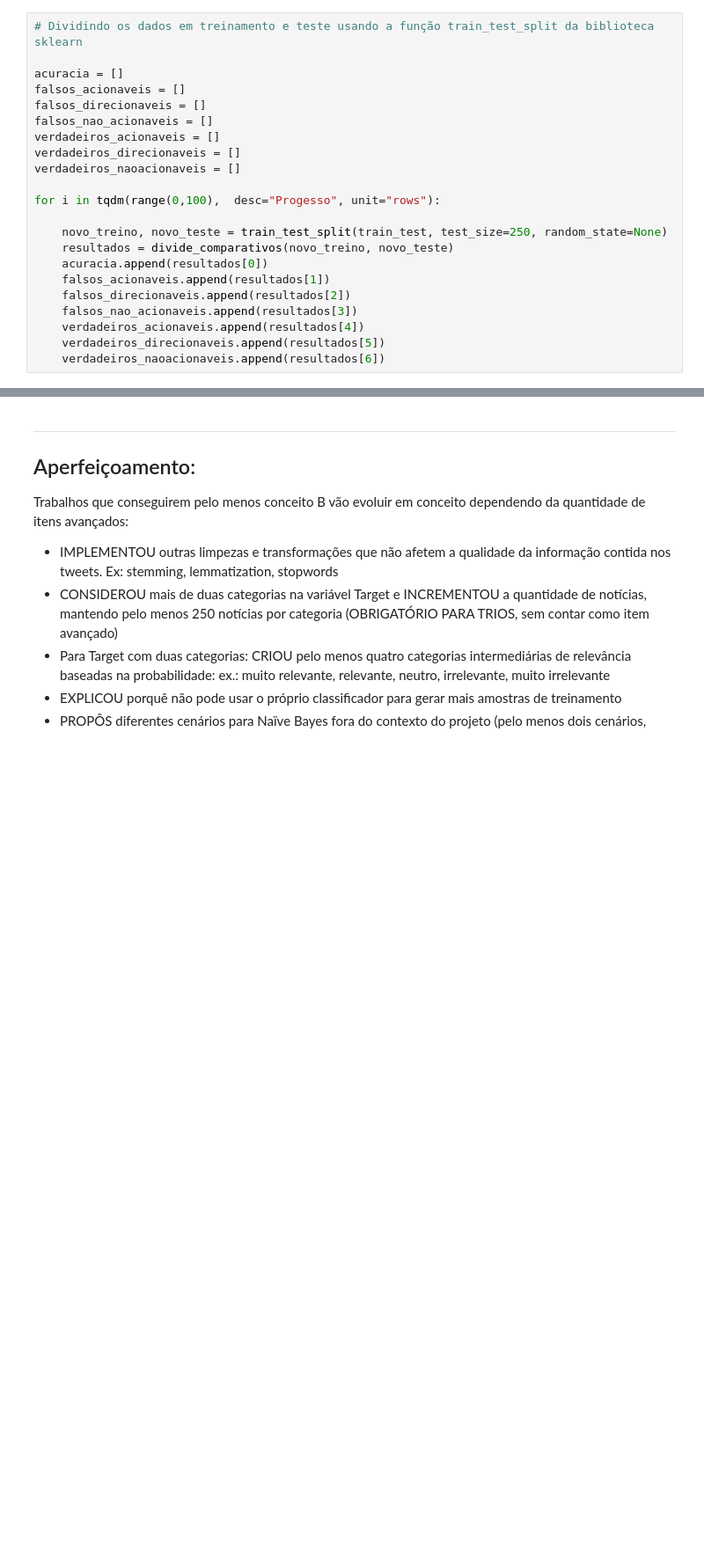
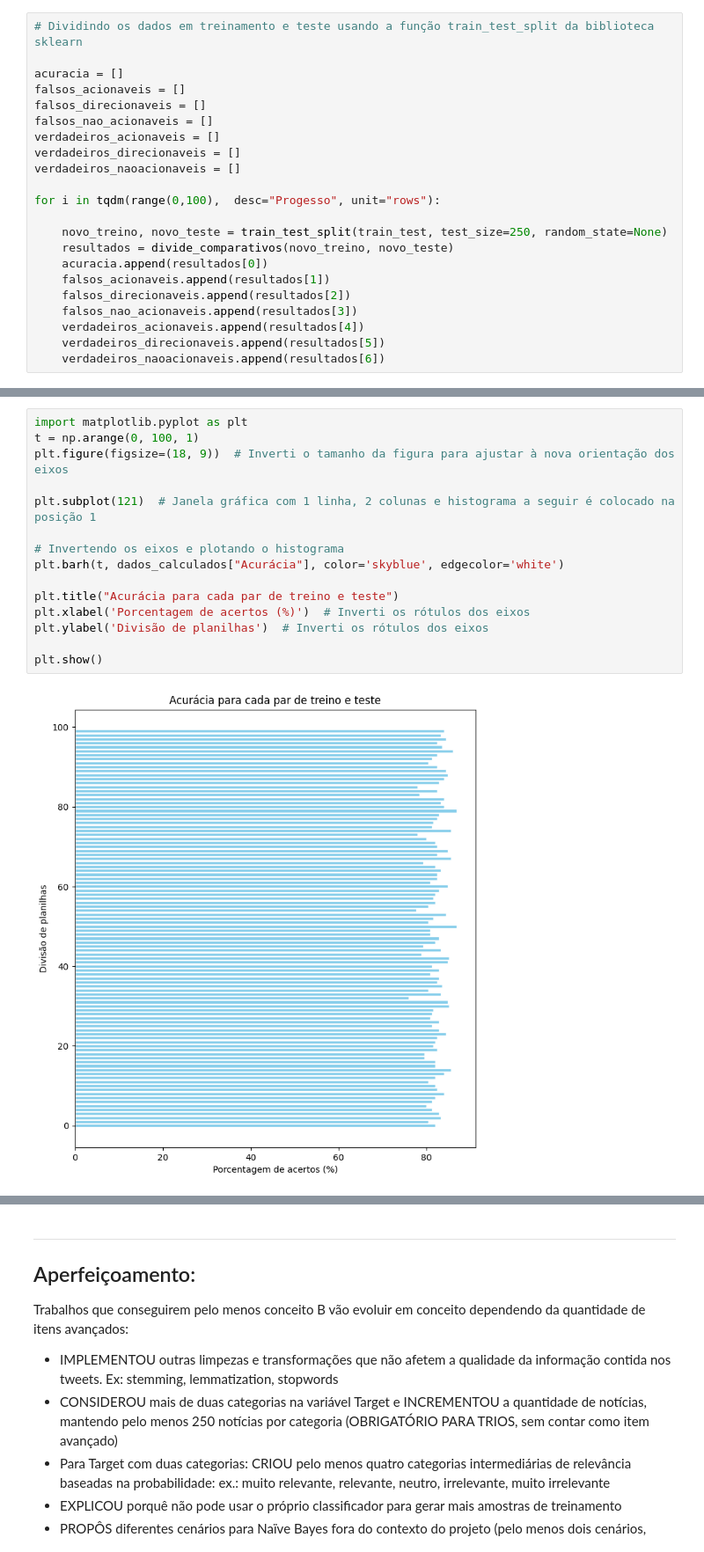
Before and after one commit to carneirogabrielly/C.DadosP1, a Jupyter notebook: #FINALISPACE.ipynb, the cells around one changed output, grey strips where cells are left out. Shown: that part at 88% size. Drawn from its saved outputs; the diff is of its cells as text; blank space fills up the shorter version.

```diff
--- a/#FINALISPACE.ipynb
+++ b/#FINALISPACE.ipynb
@@ -467,0 +517,17 @@ dados_calculados
+# %%
+import matplotlib.pyplot as plt
+t = np.arange(0, 100, 1)
+plt.figure(figsize=(18, 9))  # Inverti o tamanho da figura para ajustar à nova orientação dos eixos
+
+plt.subplot(121)  # Janela gráfica com 1 linha, 2 colunas e histograma a seguir é colocado na posição 1
+
+# Invertendo os eixos e plotando o histograma
+plt.barh(t, dados_calculados["Acurácia"], color='skyblue', edgecolor='white')
+
+plt.title("Acurácia para cada par de treino e teste")
+plt.xlabel('Porcentagem de acertos (%)')  # Inverti os rótulos dos eixos
+plt.ylabel('Divisão de planilhas')  # Inverti os rótulos dos eixos
+
+plt.show()
+# %% [output]
+[figure, added]
```
Also changed, not shown: parts of 7 cells of this notebook.
